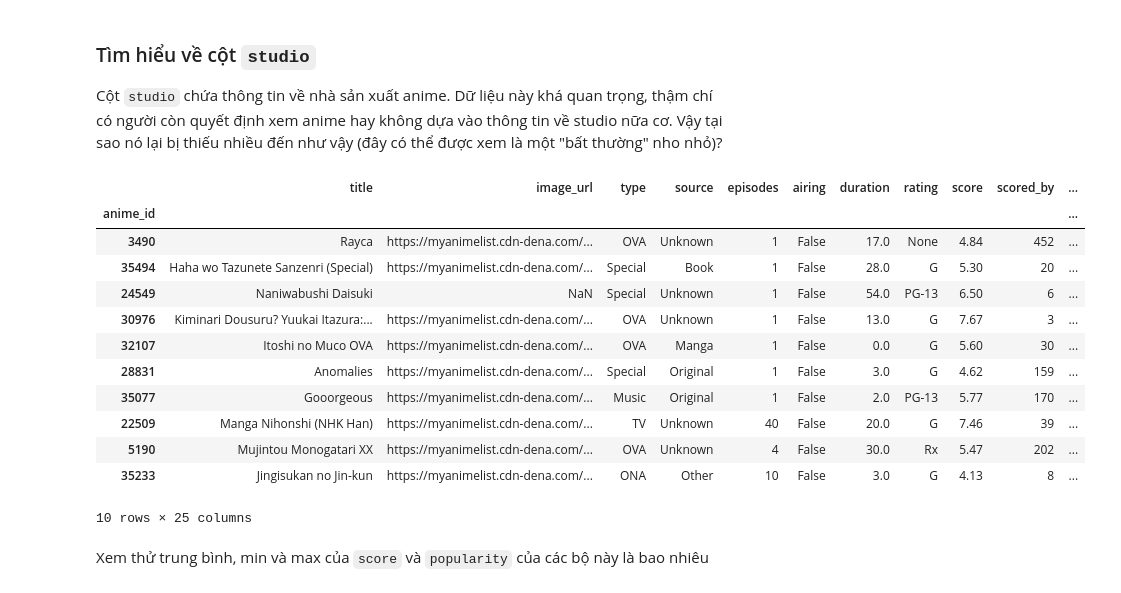
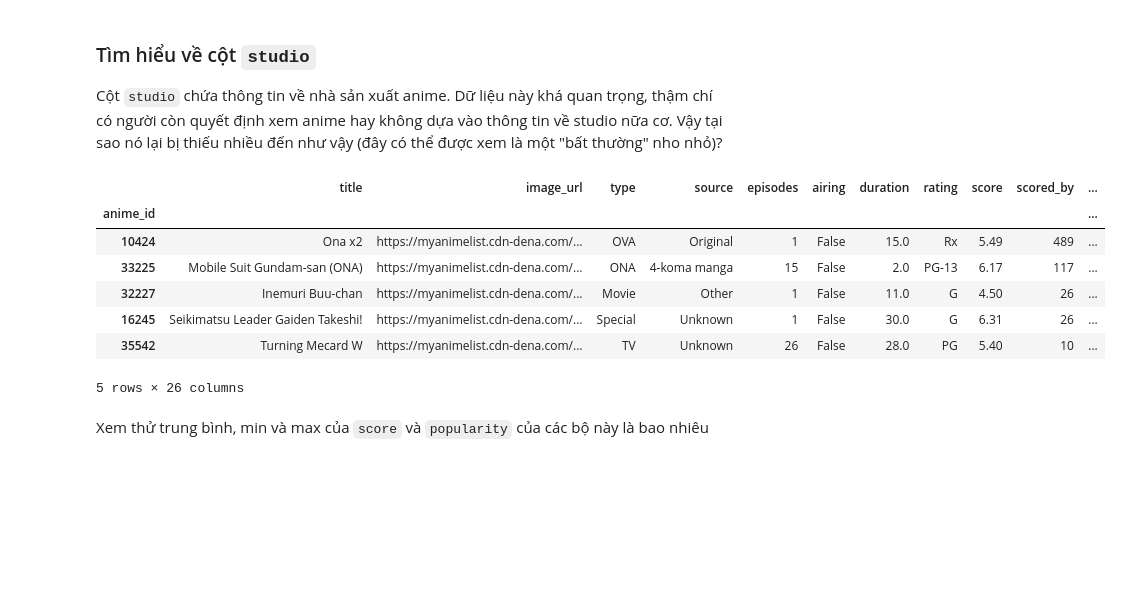
Before and after one commit to hungngocphat01/HCMUS-IntroDataSc-FinalProj, a Jupyter notebook: FINAL.ipynb, the cells around one changed output. Saved outputs shown, nothing was run; the diff lists cells and outputs as text; code cells hidden in the pictures; blank space fills up the shorter version.

```diff
--- a/FINAL.ipynb
+++ b/FINAL.ipynb
@@ -256,6 +257,9 @@ animes_df.loc[~genre_na, 'genre'] = animes_df.loc[~genre_na, 'genre'].str.split(
 # %%
 producer_na = animes_df.producer.isna()
 animes_df.loc[~producer_na, 'producer'] = animes_df.loc[~producer_na, 'producer'].str.split(',\s*')
+# %%
+studio_na = animes_df.studio.isna()
+animes_df.loc[~studio_na, 'studio'] = animes_df.loc[~studio_na, 'studio'].str.split(',\s*')
 # %% [markdown]
 Lý do phải dùng regex `',\s*'` là vì cột này có mỗi hàng là một chuỗi biểu diễn danh sách các genre của anime được cách nhau bởi dấu phẩy, và đa phần trường hợp sẽ có cả dấu cách. Regex trên sẽ match dấu phẩy và có thể có _0 hoặc nhiều dấu cách_ (để cho tổng quát hơn).
 # %%
@@ -574,21 +578,16 @@ animes_df
 Cột `studio` chứa thông tin về nhà sản xuất anime. Dữ liệu này khá quan trọng, thậm chí có người còn quyết định xem anime hay không dựa vào thông tin về studio nữa cơ. Vậy tại sao nó lại bị thiếu nhiều đến như vậy (đây có thể được xem là một "bất thường" nho nhỏ)?
 # %%
 missing_studio_df = animes_df[animes_df.studio.isna()]
-missing_studio_df.sample(10)
+missing_studio_df.sample(5)
 # %% [output]
 |  | title | image_url | type | source | episodes | airing | duration | rating | score | scored_by | ... |
 | anime_id |  |  |  |  |  |  |  |  |  |  | ... |
-| 3490 | Rayca | https://myanimelist.cdn-dena.com/... | OVA | Unknown | 1 | False | 17.0 | None | 4.84 | 452 | ... |
-| 35494 | Haha wo Tazunete Sanzenri (Special) | https://myanimelist.cdn-dena.com/... | Special | Book | 1 | False | 28.0 | G | 5.30 | 20 | ... |
-| 24549 | Naniwabushi Daisuki | NaN | Special | Unknown | 1 | False | 54.0 | PG-13 | 6.50 | 6 | ... |
-| 30976 | Kiminari Dousuru? Yuukai Itazura:... | https://myanimelist.cdn-dena.com/... | OVA | Unknown | 1 | False | 13.0 | G | 7.67 | 3 | ... |
-| 32107 | Itoshi no Muco OVA | https://myanimelist.cdn-dena.com/... | OVA | Manga | 1 | False | 0.0 | G | 5.60 | 30 | ... |
-| 28831 | Anomalies | https://myanimelist.cdn-dena.com/... | Special | Original | 1 | False | 3.0 | G | 4.62 | 159 | ... |
-| 35077 | Gooorgeous | https://myanimelist.cdn-dena.com/... | Music | Original | 1 | False | 2.0 | PG-13 | 5.77 | 170 | ... |
-| 22509 | Manga Nihonshi (NHK Han) | https://myanimelist.cdn-dena.com/... | TV | Unknown | 40 | False | 20.0 | G | 7.46 | 39 | ... |
-| 5190 | Mujintou Monogatari XX | https://myanimelist.cdn-dena.com/... | OVA | Unknown | 4 | False | 30.0 | Rx | 5.47 | 202 | ... |
-| 35233 | Jingisukan no Jin-kun | https://myanimelist.cdn-dena.com/... | ONA | Other | 10 | False | 3.0 | G | 4.13 | 8 | ... |
+| 10424 | Ona x2 | https://myanimelist.cdn-dena.com/... | OVA | Original | 1 | False | 15.0 | Rx | 5.49 | 489 | ... |
+| 33225 | Mobile Suit Gundam-san (ONA) | https://myanimelist.cdn-dena.com/... | ONA | 4-koma manga | 15 | False | 2.0 | PG-13 | 6.17 | 117 | ... |
+| 32227 | Inemuri Buu-chan | https://myanimelist.cdn-dena.com/... | Movie | Other | 1 | False | 11.0 | G | 4.50 | 26 | ... |
+| 16245 | Seikimatsu Leader Gaiden Takeshi! | https://myanimelist.cdn-dena.com/... | Special | Unknown | 1 | False | 30.0 | G | 6.31 | 26 | ... |
+| 35542 | Turning Mecard W | https://myanimelist.cdn-dena.com/... | TV | Unknown | 26 | False | 28.0 | PG | 5.40 | 10 | ... |
-10 rows × 25 columns
+5 rows × 26 columns
 # %% [markdown]
 Xem thử trung bình, min và max của `score` và `popularity` của các bộ này là bao nhiêu
 # %%
```
Also changed, not shown: parts of 37 cells of this notebook.
